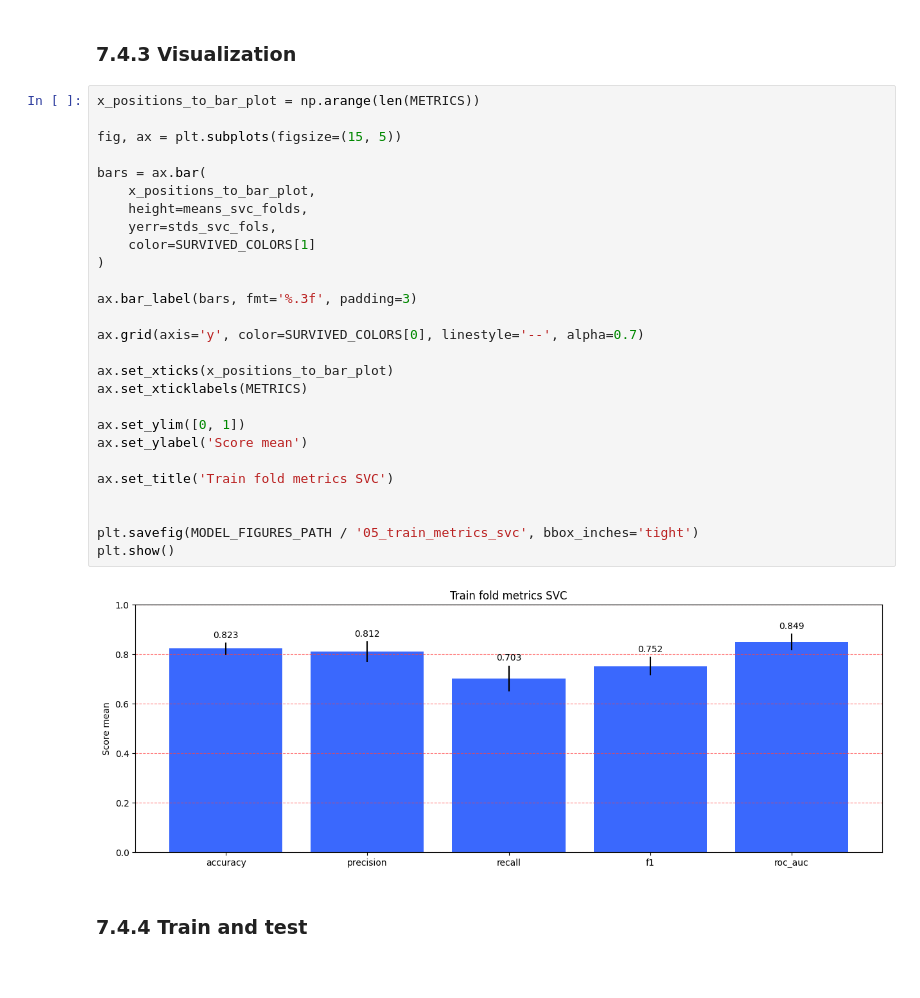
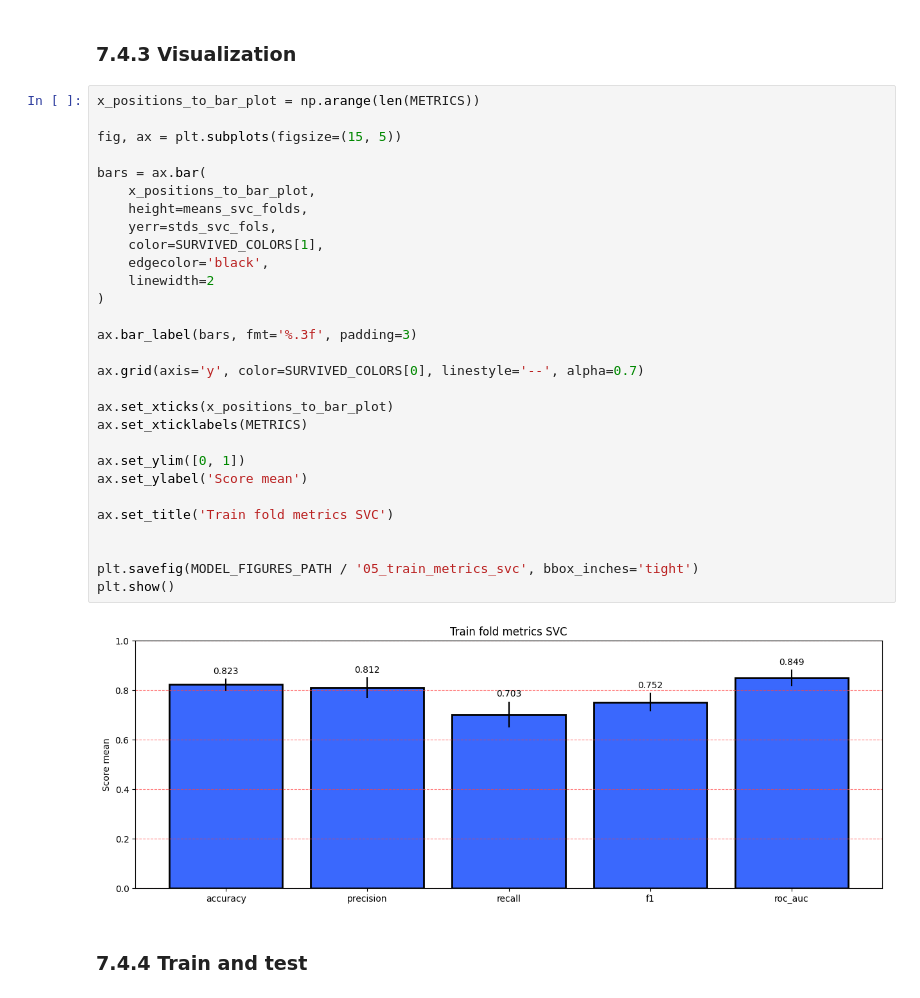
Before and after one commit to charligram/2_titanic, a Jupyter notebook: notebooks/03_modeling.ipynb, the cells around one changed output. Saved outputs shown, nothing was run; the diff lists cells and outputs as text.

```diff
--- a/notebooks/03_modeling.ipynb
+++ b/notebooks/03_modeling.ipynb
@@ -647,32 +655,34 @@ stds_svc_fols = [
 # %%
 x_positions_to_bar_plot = np.arange(len(METRICS))
 
 fig, ax = plt.subplots(figsize=(15, 5))
 
 bars = ax.bar(
     x_positions_to_bar_plot,
     height=means_svc_folds,
     yerr=stds_svc_fols,
-    color=SURVIVED_COLORS[1]
+    color=SURVIVED_COLORS[1],
+    edgecolor='black',
+    linewidth=2
 )
 
 ax.bar_label(bars, fmt='%.3f', padding=3)
 
 ax.grid(axis='y', color=SURVIVED_COLORS[0], linestyle='--', alpha=0.7)
 
 ax.set_xticks(x_positions_to_bar_plot)
 ax.set_xticklabels(METRICS)
 
 ax.set_ylim([0, 1])
 ax.set_ylabel('Score mean')
 
 ax.set_title('Train fold metrics SVC')
 
 
 plt.savefig(MODEL_FIGURES_PATH / '05_train_metrics_svc', bbox_inches='tight')
 plt.show()
 # %% [output]
-[figure, old version]
+[figure, new version]
 # %% [markdown]
 ### 7.4.4 Train and test
 # %% [markdown]
```
Also changed, not shown: parts of 26 cells of this notebook, 14 other files.
